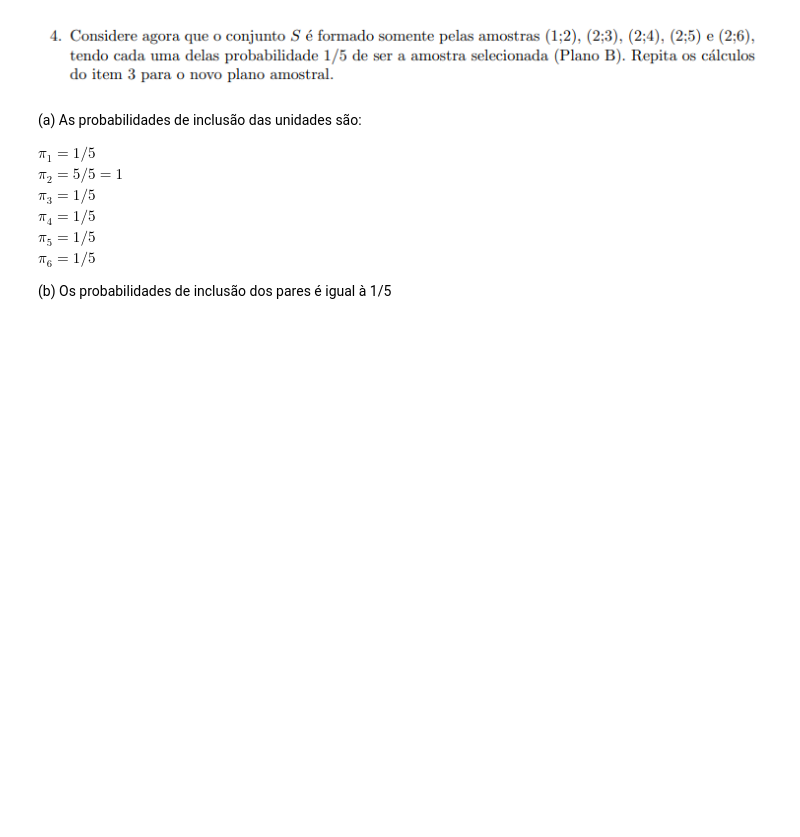
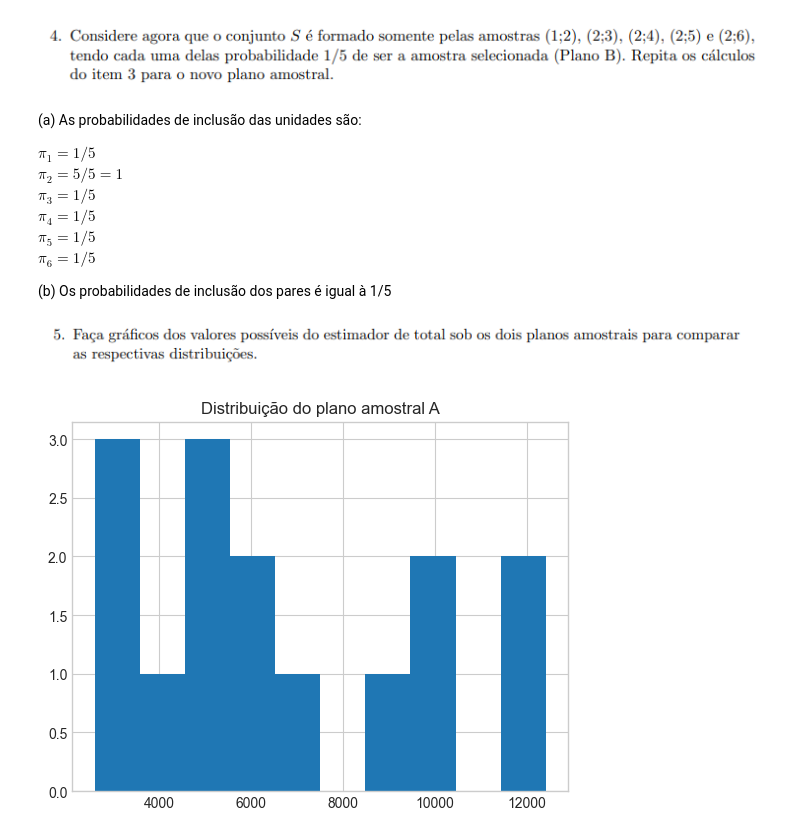
Before and after one commit to jouaraujo/trabalho1_amostragem, a Jupyter notebook: trabalho.ipynb, the cells around one changed output. Drawn from its saved outputs; the diff is of its cells as text; code cells hidden in the pictures; blank space fills up the shorter version.

```diff
--- a/trabalho.ipynb
+++ b/trabalho.ipynb
@@ -1,3 +1,9 @@
+# %%
+import pandas as pd
+from itertools import combinations
+import matplotlib.pyplot as plt
+
+plt.style.use('seaborn-v0_8-whitegrid')
 # %% [markdown]
 ![1.png](attachment:1.png)
 # %% [markdown]
@@ -186,3 +189,12 @@ ${\pi}_5 = 1/5 $\
 ${\pi}_6 = 1/5 $
 
 (b) Os probabilidades de inclusão dos pares é igual à 1/5
+# %% [markdown]
+![6.png](attachment:6.png)
+# %%
+a = pd.Series([s1, s2, s3, s4, s5, s6, s7, s8, s9, s10, s11, s12, s13, s14, s15])
+a.hist()
+plt.title('Distribuição do plano amostral A')
+plt.show()
+# %% [output]
+[figure, added]
```
Also changed, not shown: parts of 1 cell of this notebook, 1 other file.
